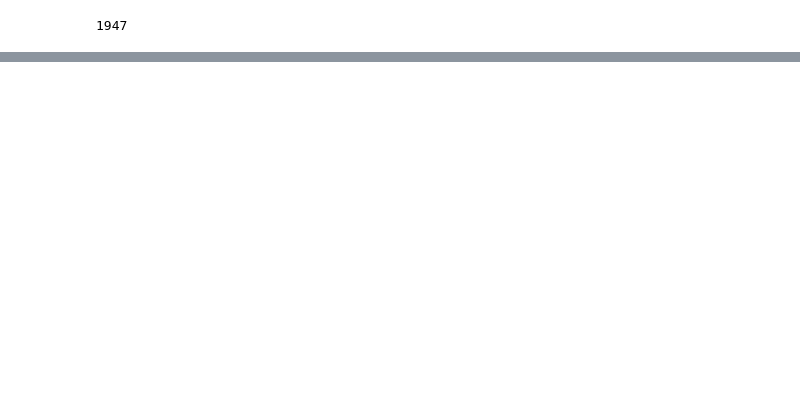
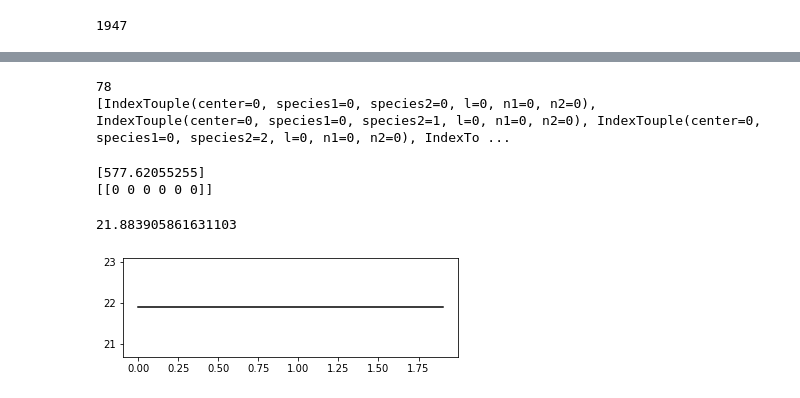
Before and after one commit to ju-leon/bachelor-thesis, a Jupyter notebook: code/Dscribe Encode.ipynb, the cells around one changed output, grey strips where cells are left out. Saved outputs shown, nothing was run; the diff lists cells and outputs as text; code cells hidden in the pictures; blank space fills up the shorter version.

Commit message:
Improve SOAP encoding

```diff
--- a/code/Dscribe Encode.ipynb
+++ b/code/Dscribe Encode.ipynb
@@ -84,4 +95,5 @@ print(soap.get_number_of_features())
 # %%
 atom_index = [[0]] * len(elems)
 
-features_soap = soap.create(elems, positions=atom_index)
+features_soap = soap.create(elems[0], positions=atom_index[0])
+features_soap.shape
@@ -88,3 +109,54 @@ features_soap = soap.create(elems, positions=atom_index)
+# %%
+IndexTouple = namedtuple('IndexTouple', ['center', 'species1', 'species2', 'l', 'n1', 'n2'])
+
+indices = []
+
+centers = 1
+for Hs in range(centers):
+    for Z1 in range(len(species)):
+        for Z2 in range(Z1, len(species)):
+            if Z1 == Z2:
+                for l in range(lmax+1):
+                    for N1 in range(nmax):
+                        for N2 in range(N1, nmax):
+                            indices.append(IndexTouple(Hs, Z1, Z2, l,N1,N2))
+            else:
+                for l in range(lmax+1):
+                    for N1 in range(nmax):
+                        for N2 in range(nmax):
+                            indices.append(IndexTouple(Hs, Z1, Z2, l,N1,N2))
+
+print(len(indices))
+print(indices)
+# %% [output]
+78
+[IndexTouple(center=0, species1=0, species2=0, l=0, n1=0, n2=0), IndexTouple(center=0, species1=0, species2=1, l=0, n1=0, n2=0), IndexTouple(center=0, species1=0, species2=2, l=0, n1=0, n2=0), IndexTo ...
+# %%
+# These locations can be directly used to slice the corresponding part from an
+# SOAP output for e.g. plotting.
+print(features_soap[0, soap.get_location(("H", "H"))])
+print(np.array(indices[soap.get_location(("H", "H"))]))
+#print(features_soap)
+# %% [output]
+[577.62055255]
+[[0 0 0 0 0 0]]
+# %%
+def gaus_basis(r, a):
+    return np.exp(-((a * r)**2))
+
+pair = ('H', 'S')
+
+r = np.arange(0, 2, 0.1)
+
+plt.figure()
+plt.subplot(211)
+for touple in indices[soap.get_location(pair)]:
+    print(features_soap[0, soap.get_location(pair)][indices[soap.get_location(pair)].index(touple)])
+    plt.plot(r, gaus_basis(r, touple.n1) * gaus_basis(r, touple.n2) * features_soap[0, soap.get_location(pair)][indices[soap.get_location(pair)].index(touple)], 'k')
+plt.show()
+# %% [output]
+21.883905861631103
+[figure, added]
 # %%
 features_soap.shape
 # %% [output]
```
Also changed, not shown: parts of 26 cells of this notebook.
